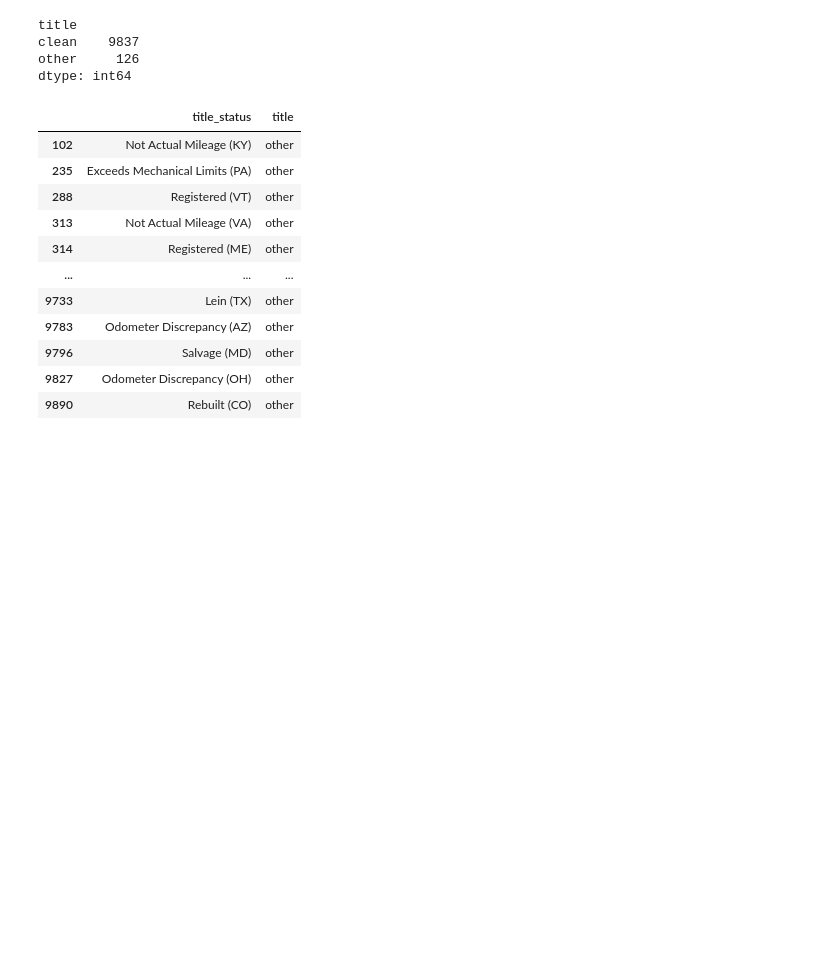
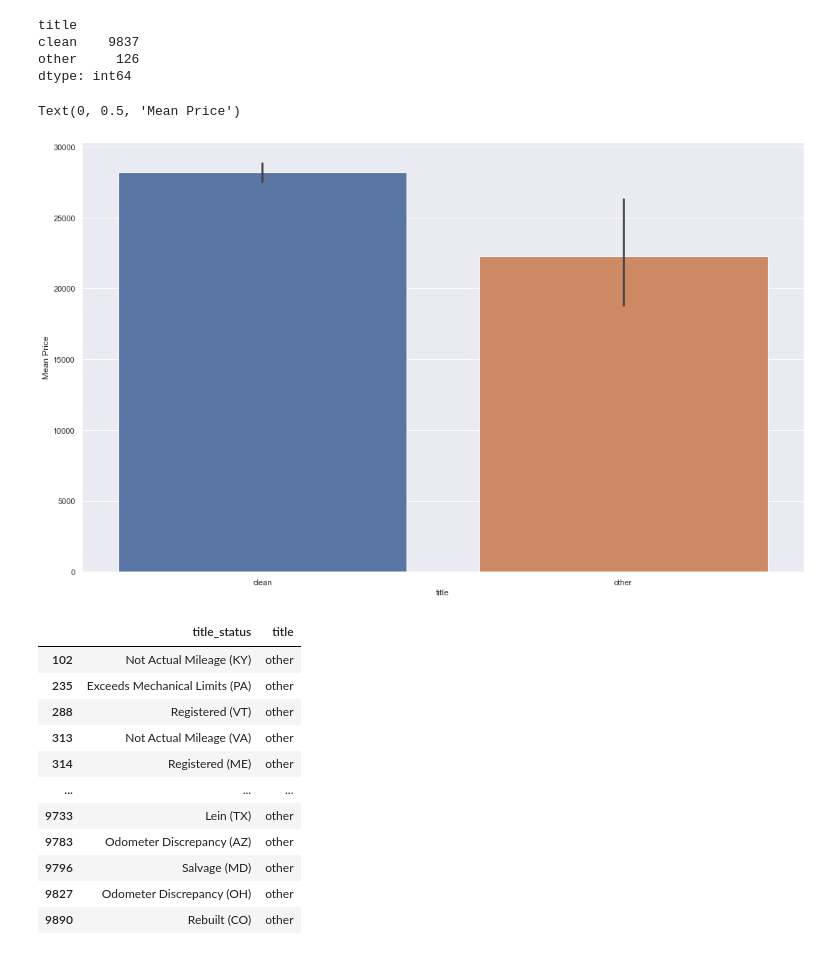
Before and after one commit to pwolff42/auto_auctions, a Jupyter notebook: data_cleansing.ipynb, the cells around one changed output. Cells and saved outputs as stored; diff of their text form; code cells hidden in the pictures; blank space fills up the shorter version.

```diff
--- a/data_cleansing.ipynb
+++ b/data_cleansing.ipynb
@@ -233,6 +262,13 @@ title
 clean    9837
 other     126
 dtype: int64
+# %%
+title_price = sns.barplot(data = cars_df, x = "title", y = "price")
+title_price.set_ylabel("Mean Price")
+# expected result, clean titles bring in more $ on average
+# %% [output]
+Text(0, 0.5, 'Mean Price')
+[figure, added]
 # %%
 # checking feature engineering by pulling up the title_desc column next to each other for cases where "Clean" was not in the original title_status column
 cars_df[["title_status", "title"]][cars_df["title"] == "other"]
```
Also changed, not shown: parts of 31 cells of this notebook.
